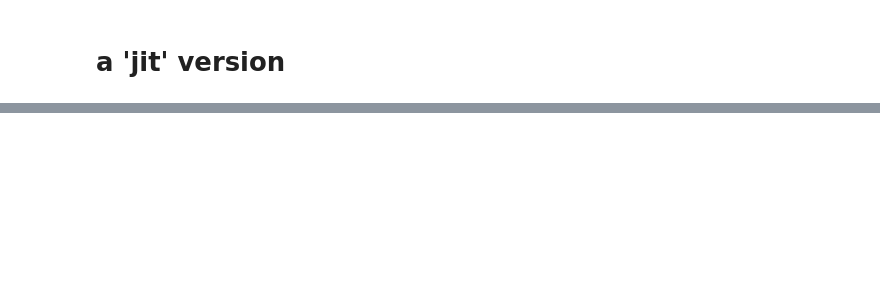
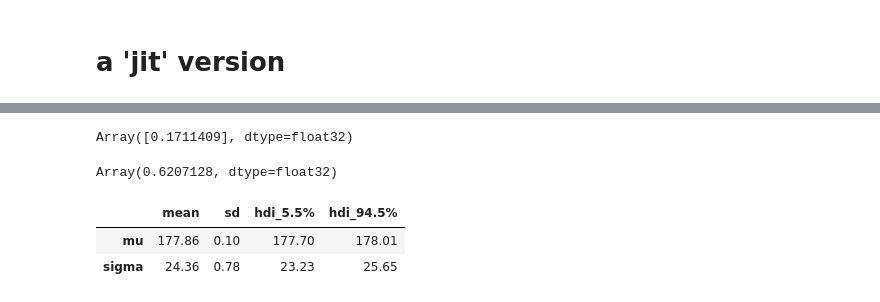
Before and after one commit to qpsy/rethinking-tfp2, a Jupyter notebook: 04_geocentric_models2.ipynb, the cells around one changed output, grey strips where cells are left out. Saved outputs shown, nothing was run; the diff lists cells and outputs as text; code cells hidden in the pictures; blank space fills up the shorter version.

```diff
--- a/04_geocentric_models2.ipynb
+++ b/04_geocentric_models2.ipynb
@@ -689,0 +744,16 @@ az.summary(states2._asdict(), round_to=2, kind="stats", hdi_prob=0.89)
+# %%
+jnp.unique(step_size)
+# %% [output]
+Array([0.1711409], dtype=float32)
+# %%
+jnp.exp(tfp.math.reduce_logmeanexp(jnp.minimum(log_accept_ratio, 0.)))
+# %% [output]
+Array(0.6207128, dtype=float32)
+# %%
+states_dict = dict(zip(["mu", "sigma"], [jax.device_get(s) for s in states]))
+# %%
+az.summary(states_dict, round_to=2, kind="stats", hdi_prob=0.89)
+# %% [output]
+|  | mean | sd | hdi_5.5% | hdi_94.5% |
+| mu | 177.86 | 0.10 | 177.70 | 178.01 |
+| sigma | 24.36 | 0.78 | 23.23 | 25.65 |
```
Also changed, not shown: parts of 25 cells of this notebook.
